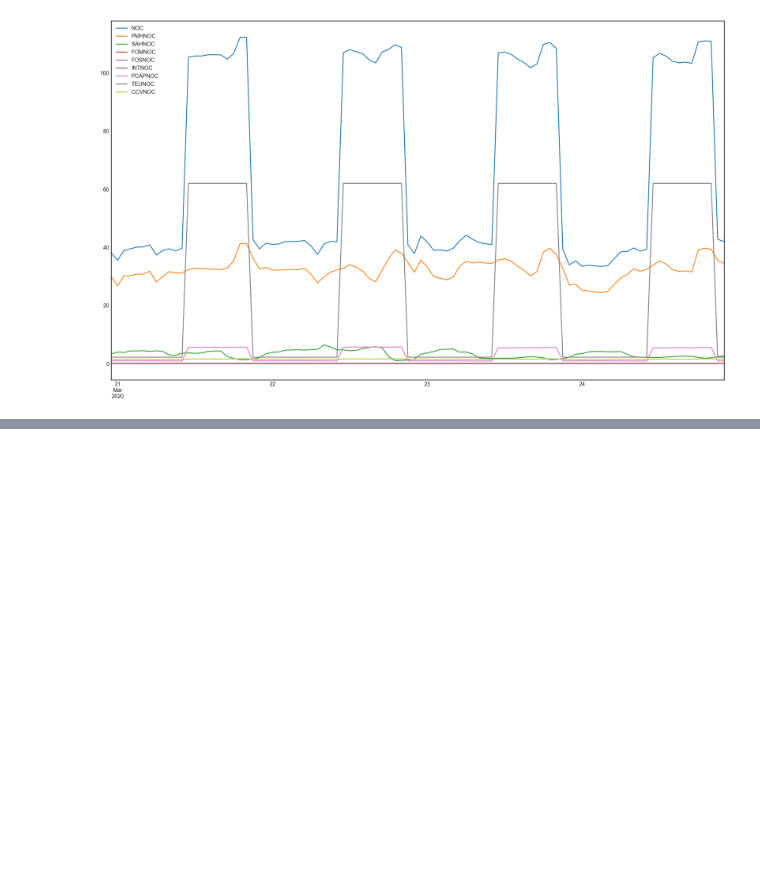
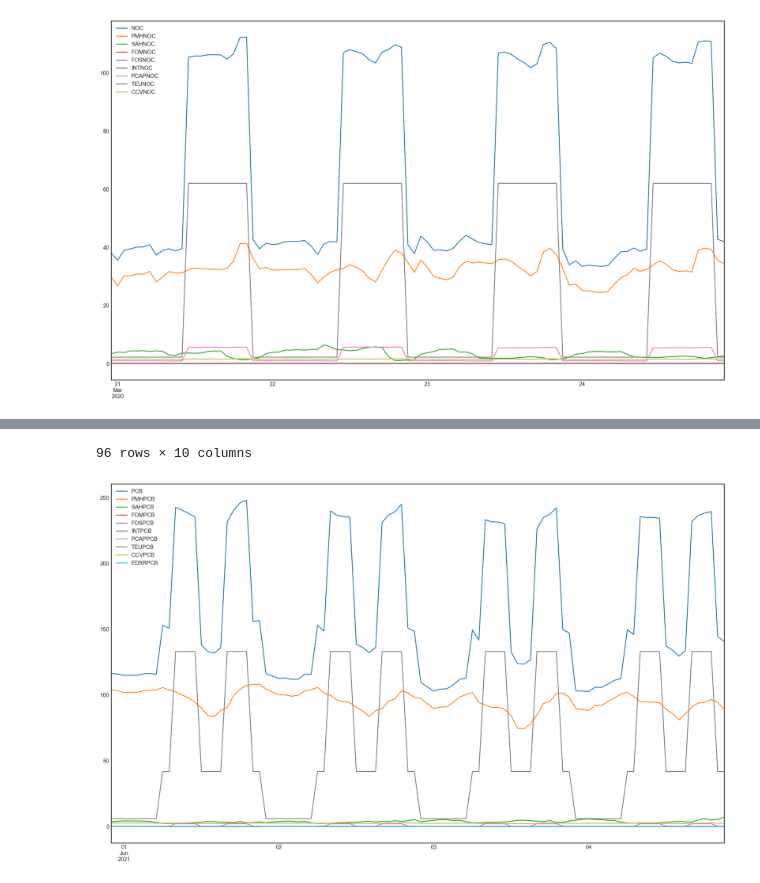
Before and after one commit to azogue/aiopvpc, a Jupyter notebook: Notebooks/Download PVPC prices.ipynb, the cells around one changed output, grey strips where cells are left out. Saved outputs shown, nothing was run; the diff lists cells and outputs as text; code cells hidden in the pictures; blank space fills up the shorter version.

Commit message:
docs: update example notebook and README

```diff
--- a/Notebooks/Download PVPC prices.ipynb
+++ b/Notebooks/Download PVPC prices.ipynb
@@ -218,3 +216,12 @@ subset_noc.plot(figsize=(20, 12));
 | 2020-03-24 22:00:00+00:00 | 41.95 | 34.41 | 2.67 | 0.03 | 0.16 | 0.03 | 0.92 | 2.22 | 1.51 |
 96 rows × 9 columns
 [figure]
+# %%
+# download prices in range
+start = datetime(2021, 6, 1)
+end = datetime(2021, 6, 7)
+
+prices_data: dict = await full_pvpc_handler.async_download_prices_for_range(start, end)
+
+# Example of detailed data
+prices_data[min(prices_data)]
@@ -220,0 +247,8 @@ subset_noc.plot(figsize=(20, 12));
+# %%
+# show some details
+df_pvpc = pd.DataFrame(prices_data).T
+subset_noc = df_pvpc.iloc[:96].T[df_pvpc.columns.str.endswith("PCB")].T
+display(subset_noc)
+
+subset_noc.plot(figsize=(20, 12));
+# %% [output]
@@ -220,0 +267,2 @@ subset_noc.plot(figsize=(20, 12));
+96 rows × 10 columns
+[figure, added]
```
Also changed, not shown: parts of 6 cells of this notebook, 2 other files.
